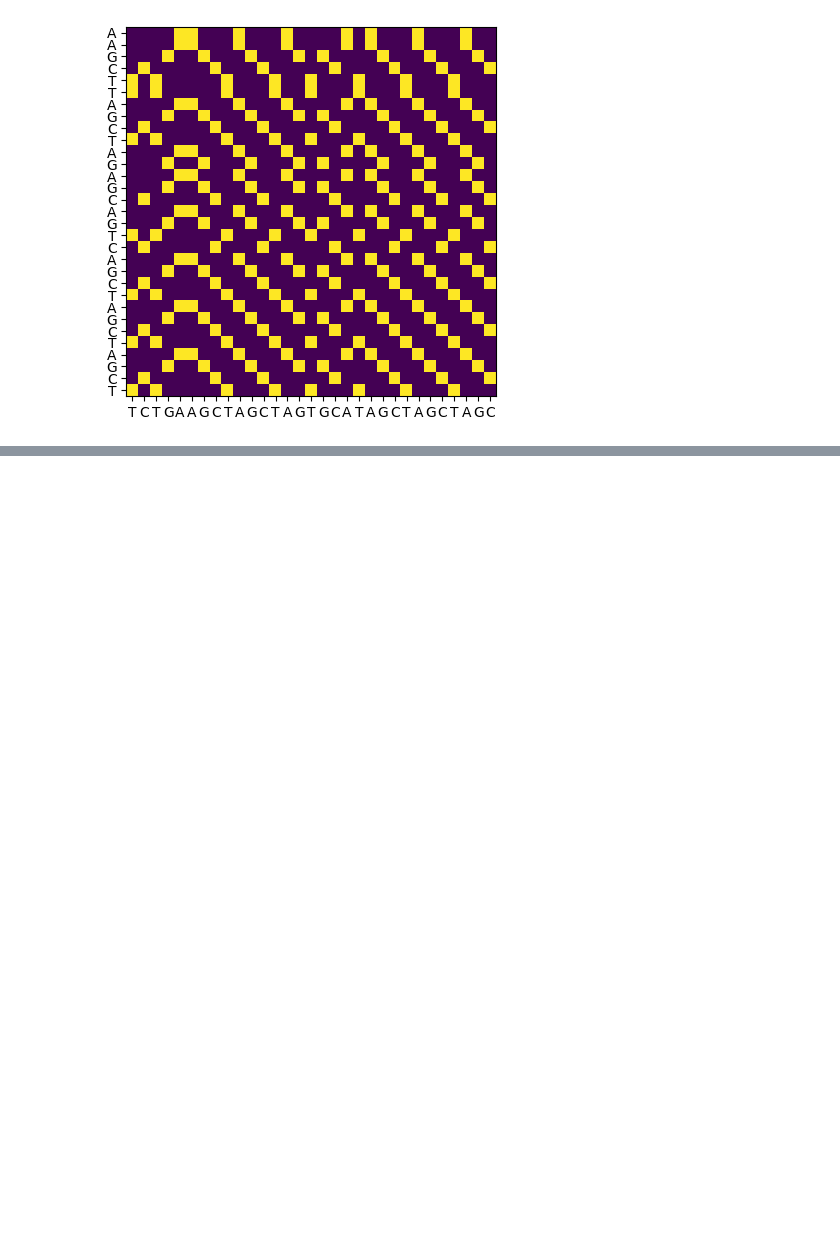
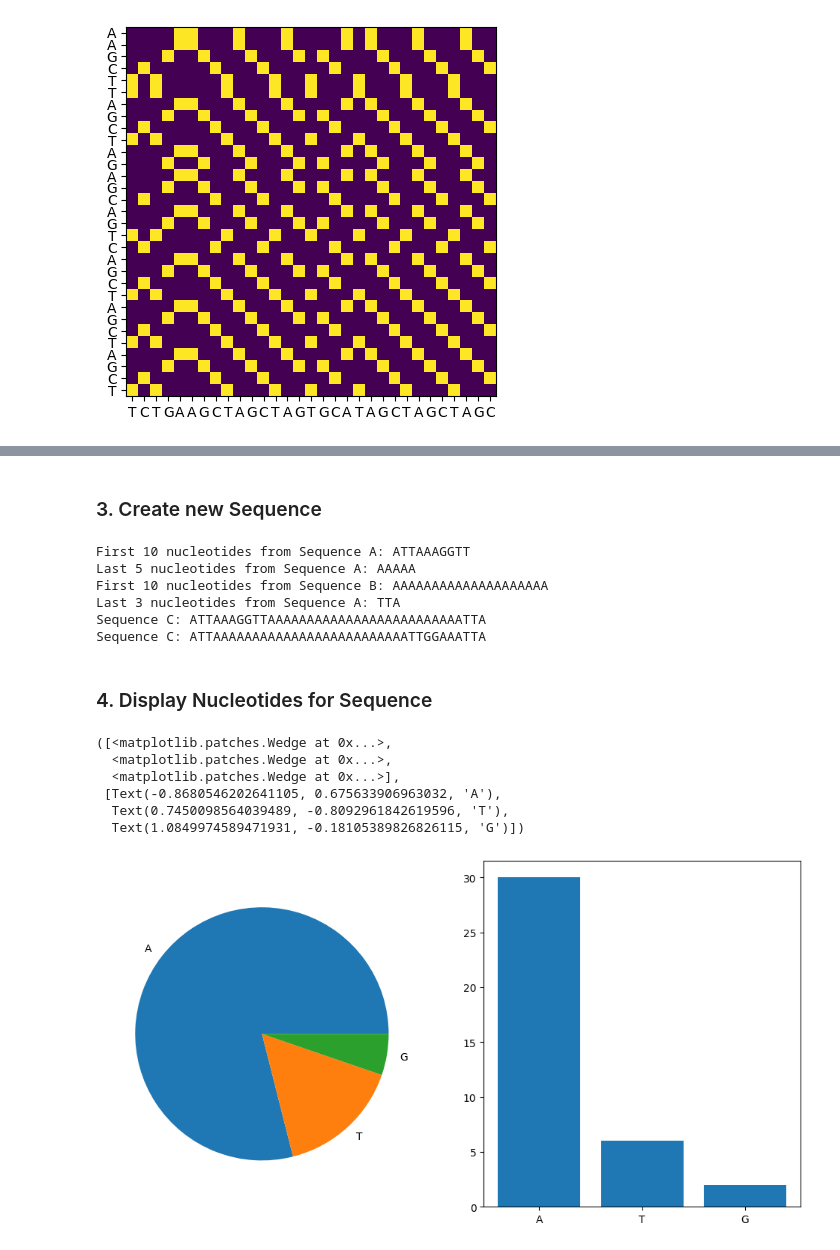
Before and after one commit to JonathanSuryaS/CompBio-Exercise, a Jupyter notebook: all3.ipynb, the cells around one changed output, grey strips where cells are left out. Drawn from its saved outputs; the diff is of its cells as text; code cells hidden in the pictures; blank space fills up the shorter version.

```diff
--- a/all3.ipynb
+++ b/all3.ipynb
@@ -395,0 +402,5 @@ plt.show()
+# %%
+sequence = SeqIO.read('sequence.fasta', 'fasta')
+SeqA = sequence.seq
+SeqB = sequence.seq
+SeqB = SeqB[::-1]
@@ -395,0 +438,40 @@ plt.show()
+# %% [markdown]
+### 3. Create new Sequence
+# %%
+print(f"First 10 nucleotides from Sequence A: {SeqA[:10]}")
+print(f"Last 5 nucleotides from Sequence A: {SeqA[-5:]}")
+print(f"First 10 nucleotides from Sequence B: {SeqB[:20]}")
+print(f"Last 3 nucleotides from Sequence A: {SeqB[-3:]}")
+SeqC = SeqA[:10] + SeqA[-5:] + SeqB[:20] + SeqB[-3:]
+revC = SeqC[::-1]
+print(f"Sequence C: {SeqC}")
+print(f"Sequence C: {revC}")
+SeqC = revC
+# %% [output]
+First 10 nucleotides from Sequence A: ATTAAAGGTT
+Last 5 nucleotides from Sequence A: AAAAA
+First 10 nucleotides from Sequence B: AAAAAAAAAAAAAAAAAAAA
+Last 3 nucleotides from Sequence A: TTA
+Sequence C: ATTAAAGGTTAAAAAAAAAAAAAAAAAAAAAAAAATTA
+Sequence C: ATTAAAAAAAAAAAAAAAAAAAAAAAAATTGGAAATTA
+# %% [markdown]
+### 4. Display Nucleotides for Sequence
+# %%
+from collections import Counter
+import matplotlib.pyplot as plt
+counterC = Counter(SeqC)
+keysC = counterC.keys()
+valuesC = counterC.values()
+
+fig, ax = plt.subplots(1, 2, figsize = (12, 6))
+plt.bar(keysC, valuesC)
+
+ax[0].pie(valuesC, labels = keysC)
+# %% [output]
+([<matplotlib.patches.Wedge at 0x...>,
+  <matplotlib.patches.Wedge at 0x...>,
+  <matplotlib.patches.Wedge at 0x...>],
+ [Text(-0.8680546202641105, 0.675633906963032, 'A'),
+  Text(0.7450098564039489, -0.8092961842619596, 'T'),
+  Text(1.0849974589471931, -0.18105389826826115, 'G')])
+[figure, added]
```
Also changed, not shown: parts of 9 cells of this notebook, 2 other files.
